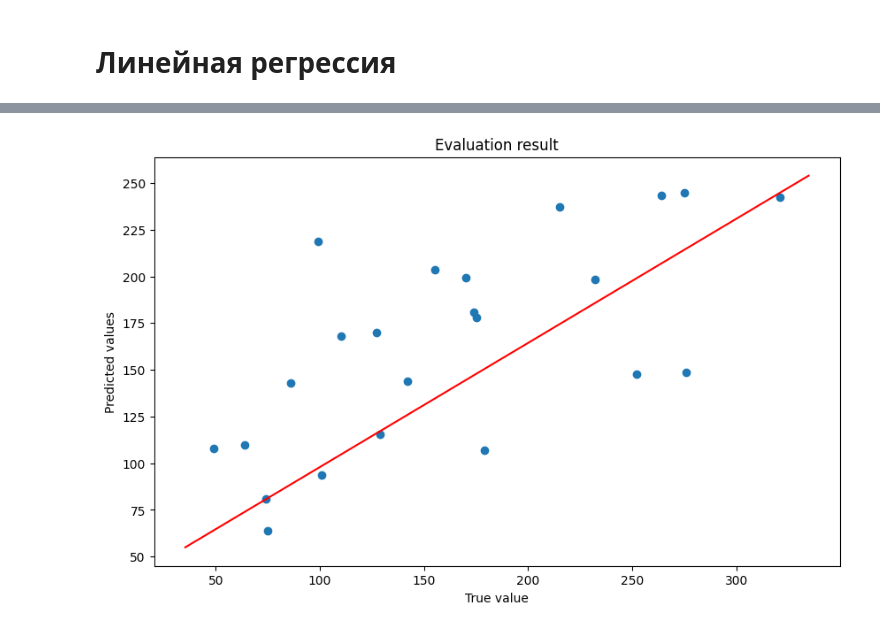
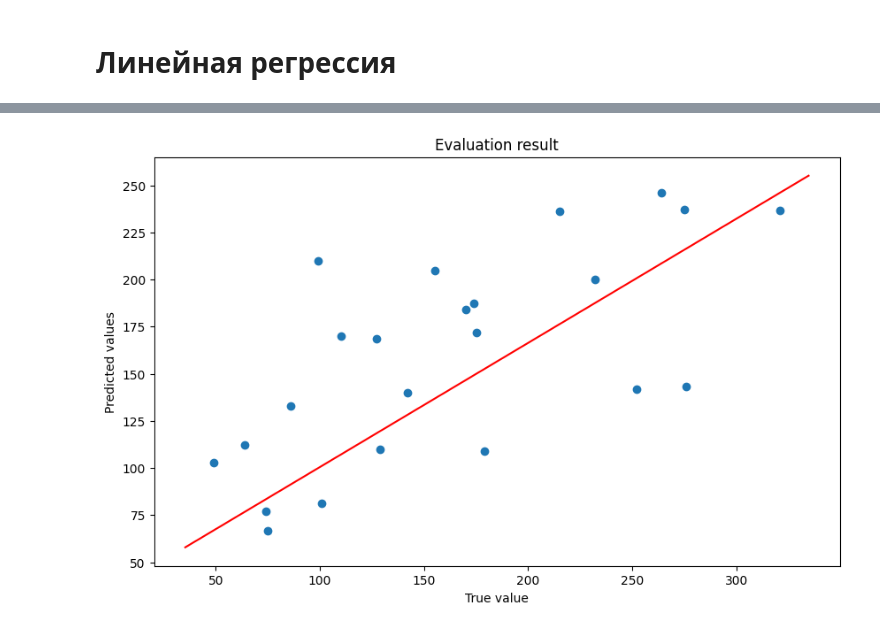
Before and after one commit to Tako-San/ml-course, a Jupyter notebook: t1/main.ipynb, the cells around one changed output, grey strips where cells are left out. Saved outputs shown, nothing was run; the diff lists cells and outputs as text; code cells hidden in the pictures.

```diff
--- a/t1/main.ipynb
+++ b/t1/main.ipynb
@@ -147,11 +147,14 @@ dtype: float64
 [figure]
 # %%
 # Теперь все признаки имеют низкий vif и мы можем с ними работать.
-# Также уберём признак "sex", т.к. он слабо кореллирует с результатом
+# Также уберём признак "s2", "age" и "sex", т.к. они слабо кореллирует с результатом
 
 def drop(pd):
-  return pd.drop(["s1", "s4", "sex"], axis=1)
+  return pd.drop(["s1", "s4", "sex", "age", "s2"], axis=1)
 
 X = drop(X_all)
 X_train = drop(X_train_all)
 X_test = drop(X_test_all)
+
+printVIF(X)
+print_heatmap(X.join(y))
@@ -158,5 +169,5 @@ X_test = drop(X_test_all)
 # %%
-cols = 4
+cols = 3
 fig, axs = plt.subplots(ncols=cols, nrows=2, figsize=(24, 7))
 
 Xy = X.join(y)
@@ -177,7 +188,7 @@ print("Coefficient of determination: %.2f" % metrics.r2_score(y_test, y_pred)) #
 
 Xy_test = X_test.join(y);
 
-cols = 4
+cols = 3
 fig, axs = plt.subplots(ncols=cols, nrows=2, figsize=(24, 7))
 
 for i, val in enumerate(X_test.columns.values):
@@ -194,12 +204,13 @@ Coefficient of determination: 0.45
 # %%
-# plt.scatter(y_test.values, y_pred)
+def print_evaluation_result(ans, pred):
+  fig, ax = plt.subplots(figsize=(10,6))
+  ax.scatter(ans, pred)
+  ax.plot(ax.get_xlim(), ax.get_ylim(), color ='red')
+  plt.xlabel('True value')
+  plt.ylabel('Predicted values')
+  plt.title('Evaluation result')
+  plt.show()
 
-fig, ax = plt.subplots(figsize=(10,6))
-ax.scatter(y_test.values, y_pred)
-ax.plot(ax.get_xlim(), ax.get_ylim(), color ='red')
-plt.xlabel('True value')
-plt.ylabel('Predicted values')
-plt.title('Evaluation result')
-plt.show()
+print_evaluation_result(y_test.values, y_pred)
 # %% [output]
-[figure, old version]
+[figure, new version]
```
Also changed, not shown: parts of 8 cells of this notebook.
